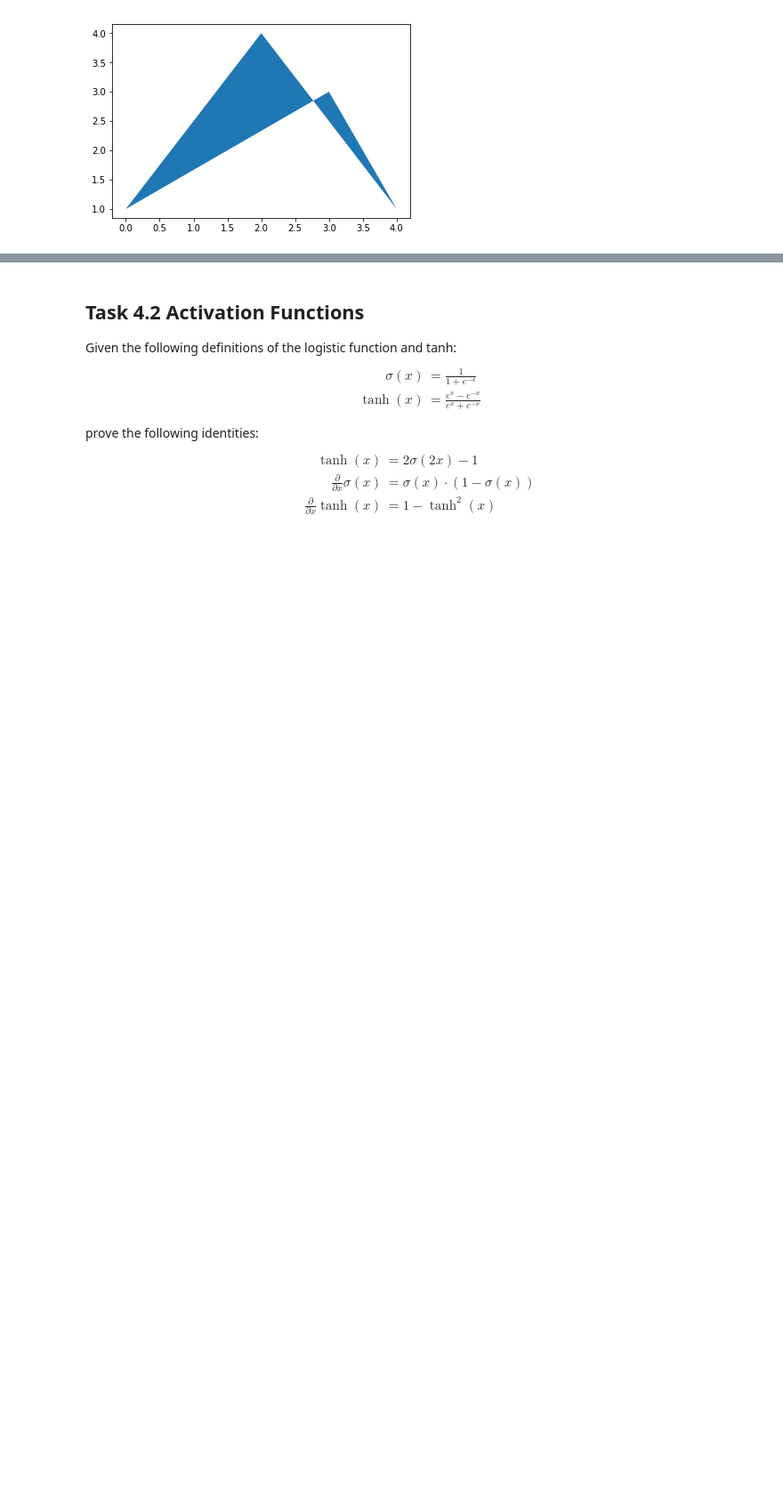
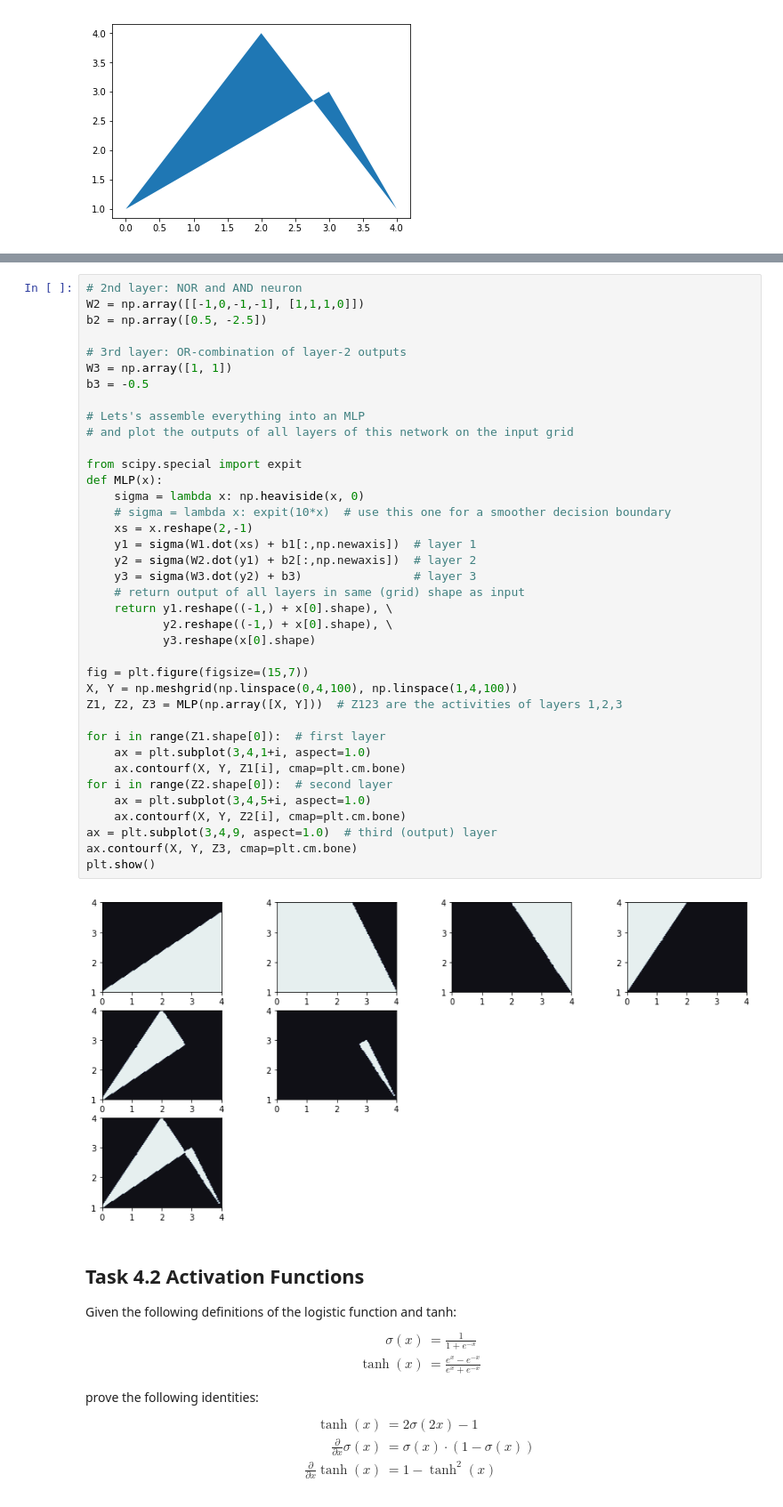
Before and after one commit to rhaschke/Neural-Networks, a Jupyter notebook: a4.ipynb, the cells around one changed output, grey strips where cells are left out. Shown at 89% size. Saved outputs shown, nothing was run; the diff lists cells and outputs as text; blank space fills up the shorter version.

```diff
--- a/a4.ipynb
+++ b/a4.ipynb
@@ -18,3 +49,43 @@ plt.show()
+# %%
+# 2nd layer: NOR and AND neuron
+W2 = np.array([[-1,0,-1,-1], [1,1,1,0]])
+b2 = np.array([0.5, -2.5])
+
+# 3rd layer: OR-combination of layer-2 outputs
+W3 = np.array([1, 1])
+b3 = -0.5
+
+# Lets's assemble everything into an MLP
+# and plot the outputs of all layers of this network on the input grid
+
+from scipy.special import expit
+def MLP(x):
+    sigma = lambda x: np.heaviside(x, 0)
+    # sigma = lambda x: expit(10*x)  # use this one for a smoother decision boundary
+    xs = x.reshape(2,-1)
+    y1 = sigma(W1.dot(xs) + b1[:,np.newaxis])  # layer 1
+    y2 = sigma(W2.dot(y1) + b2[:,np.newaxis])  # layer 2
+    y3 = sigma(W3.dot(y2) + b3)                # layer 3
+    # return output of all layers in same (grid) shape as input
+    return y1.reshape((-1,) + x[0].shape), \
+           y2.reshape((-1,) + x[0].shape), \
+           y3.reshape(x[0].shape)
+
+fig = plt.figure(figsize=(15,7))
+X, Y = np.meshgrid(np.linspace(0,4,100), np.linspace(1,4,100))
+Z1, Z2, Z3 = MLP(np.array([X, Y]))  # Z123 are the activities of layers 1,2,3
+
+for i in range(Z1.shape[0]):  # first layer
+    ax = plt.subplot(3,4,1+i, aspect=1.0)
+    ax.contourf(X, Y, Z1[i], cmap=plt.cm.bone)
+for i in range(Z2.shape[0]):  # second layer
+    ax = plt.subplot(3,4,5+i, aspect=1.0)
+    ax.contourf(X, Y, Z2[i], cmap=plt.cm.bone)
+ax = plt.subplot(3,4,9, aspect=1.0)  # third (output) layer
+ax.contourf(X, Y, Z3, cmap=plt.cm.bone)
+plt.show()
+# %% [output]
+[figure, added]
 # %% [markdown]
 ## Task 4.2 Activation Functions
 
```
Also changed, not shown: parts of 12 cells of this notebook.
